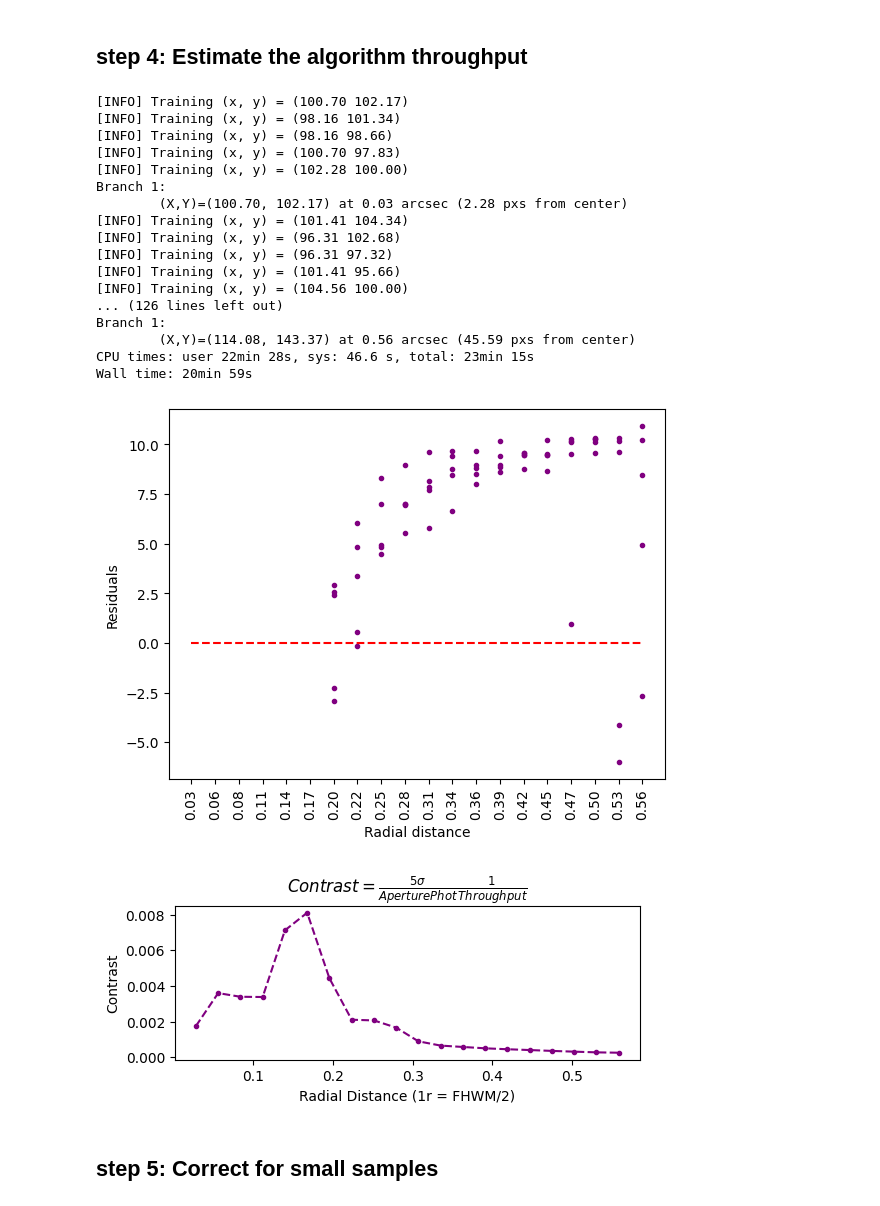
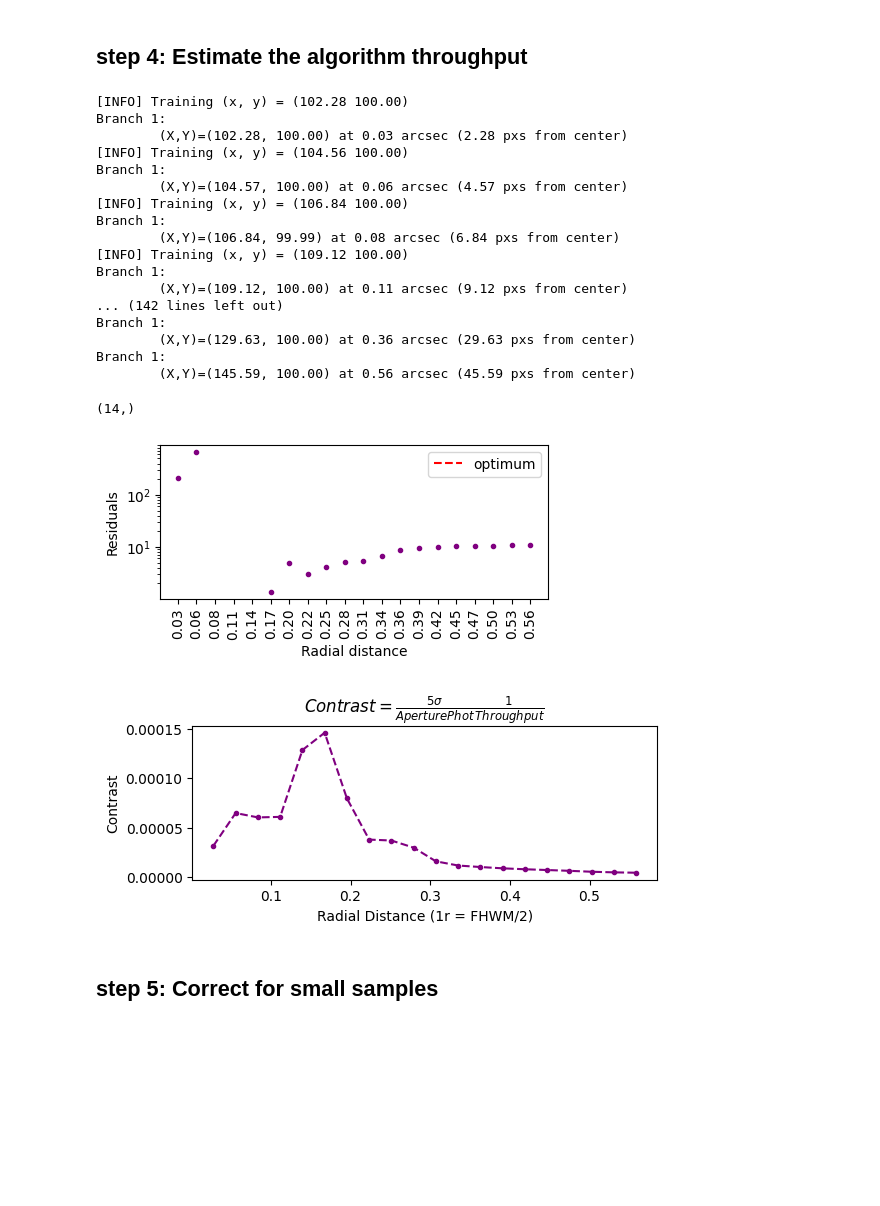
Before and after one commit to yemsnucleus/NEGFC, a Jupyter notebook: presentation/notebooks/contrast_curve.ipynb, the cells around one changed output. Drawn from its saved outputs; the diff is of its cells as text; code cells hidden in the pictures; blank space fills up the shorter version.

Commit message:
contrast curves finished

```diff
--- a/presentation/notebooks/contrast_curve.ipynb
+++ b/presentation/notebooks/contrast_curve.ipynb
@@ -143,54 +161,61 @@ throughput, opt_summary = get_throughput(
                         fwhm=row['fwhm_mean'],
                         rad_distances=rad_dist_px,
                         regions=regions,
-                        K=5,
-                        window_size=15,
+                        K=1,
+                        window_size=10,
                         optimize=True) #  for testing, if False it uses the optimal parameter to calculate ratios
 # %% [output]
-[INFO] Training (x, y) = (100.70 102.17)
-[INFO] Training (x, y) = (98.16 101.34)
-[INFO] Training (x, y) = (98.16 98.66)
-[INFO] Training (x, y) = (100.70 97.83)
 [INFO] Training (x, y) = (102.28 100.00)
 Branch 1:
-        (X,Y)=(100.70, 102.17) at 0.03 arcsec (2.28 pxs from center)
-[INFO] Training (x, y) = (101.41 104.34)
-[INFO] Training (x, y) = (96.31 102.68)
-[INFO] Training (x, y) = (96.31 97.32)
-[INFO] Training (x, y) = (101.41 95.66)
+        (X,Y)=(102.28, 100.00) at 0.03 arcsec (2.28 pxs from center)
 [INFO] Training (x, y) = (104.56 100.00)
-... (126 lines left out)
 Branch 1:
-        (X,Y)=(114.08, 143.37) at 0.56 arcsec (45.59 pxs from center)
-CPU times: user 22min 28s, sys: 46.6 s, total: 23min 15s
-Wall time: 20min 59s
+        (X,Y)=(104.57, 100.00) at 0.06 arcsec (4.57 pxs from center)
+[INFO] Training (x, y) = (106.84 100.00)
+Branch 1:
+        (X,Y)=(106.84, 99.99) at 0.08 arcsec (6.84 pxs from center)
+[INFO] Training (x, y) = (109.12 100.00)
+Branch 1:
+        (X,Y)=(109.12, 100.00) at 0.11 arcsec (9.12 pxs from center)
+... (142 lines left out)
+Branch 1:
+        (X,Y)=(129.63, 100.00) at 0.36 arcsec (29.63 pxs from center)
+Branch 1:
+        (X,Y)=(145.59, 100.00) at 0.56 arcsec (45.59 pxs from center)
+# %%
+residuals.shape
+# %% [output]
+(14,)
 # %%
-opt_summary_f = opt_summary[opt_summary['rad_dist'] > 14]
+opt_summary_f = opt_summary
 
 true = opt_summary_f['flux']+(clean_cube.std()*3)
 pred = opt_summary_f['optimal_flux']
-x = opt_summary_f['rad_dist'][start:]
+x = opt_summary_f['rad_dist']
 residuals = true - pred
 
-plt.figure()
+plt.figure(figsize=(5,2))
 plt.scatter(x, residuals, marker='.', color='purple')
-plt.xticks(rd, ['{:.2f}'.format(i) for i in rad_dist_px*0.01225],rotation=90)
-plt.plot(rd, np.zeros_like(rd), linestyle='--', color='red')
+plt.xticks(rad_dist_px, ['{:.2f}'.format(i) for i in rad_dist_px*0.01225],
+           rotation=90)
+plt.plot(rad_dist_px, np.zeros_like(rad_dist_px),
+         linestyle='--', color='red', label='optimum')
 plt.ylabel('Residuals')
 plt.xlabel('Radial distance')
-# plt.legend()
+plt.legend()
+plt.yscale('log')
 plt.show()
 # %% [output]
-[figure, old version]
+[figure, new version]
 # %%
 plt.figure(figsize=(6, 2))
-plt.plot(rd*0.01225, np.array(contrast)*throughput, marker='.', linestyle='--', color='purple')
+plt.plot(rad_dist_px*0.01225, np.array(contrast)*throughput, marker='.', linestyle='--', color='purple')
 plt.ylabel(r'Contrast')
 plt.xlabel('Radial Distance (1r = FHWM/2)')
 plt.title(r'$Contrast=\frac{5\sigma}{AperturePhot} \frac{1}{Throughput}$')
 plt.show()
 # %% [output]
-[figure, old version]
+[figure, new version]
 # %% [markdown]
 ## step 5: Correct for small samples
 # %% [markdown]
```
Also changed, not shown: parts of 7 cells of this notebook, 6 other files.
